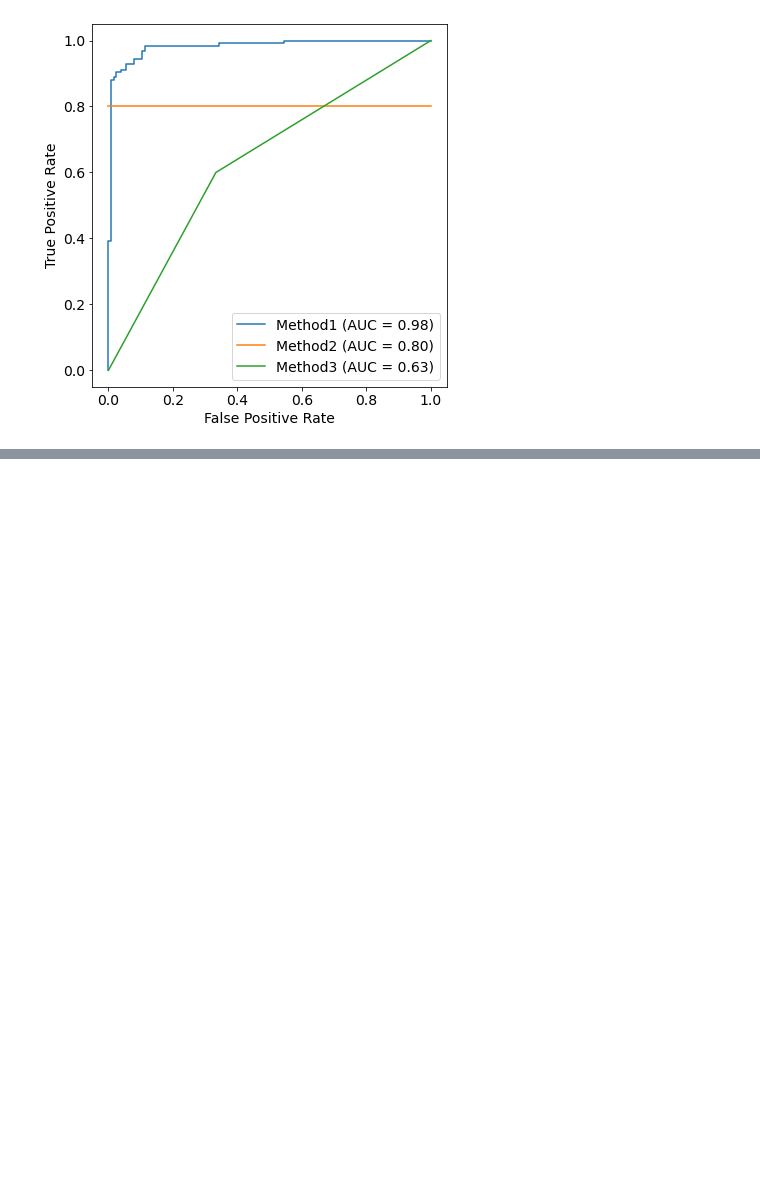
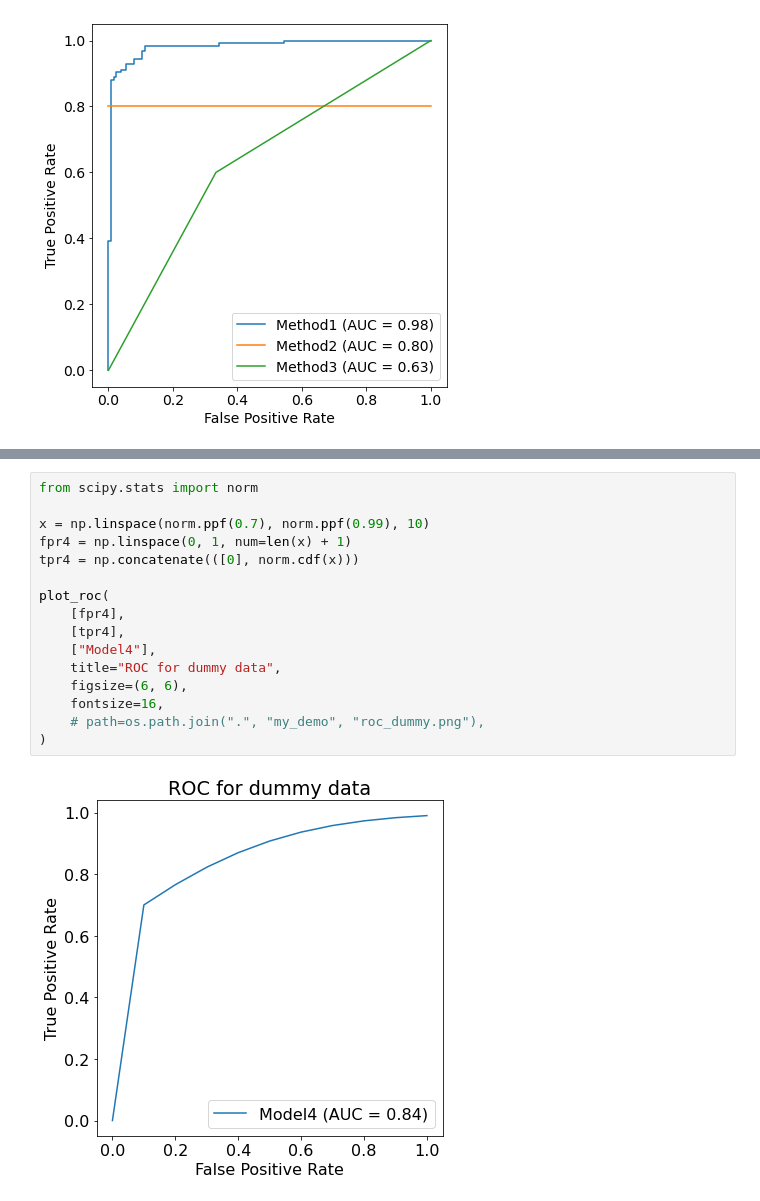
Before and after one commit to bonjuruu/applicabilityDomain, a Jupyter notebook: demo/roc_demo.ipynb, the cells around one changed output, grey strips where cells are left out. Saved outputs shown, nothing was run; the diff lists cells and outputs as text; blank space fills up the shorter version.

```diff
--- a/demo/roc_demo.ipynb
+++ b/demo/roc_demo.ipynb
@@ -68,0 +87,18 @@ plt.show()
+# %%
+from scipy.stats import norm
+
+x = np.linspace(norm.ppf(0.7), norm.ppf(0.99), 10)
+fpr4 = np.linspace(0, 1, num=len(x) + 1)
+tpr4 = np.concatenate(([0], norm.cdf(x)))
+
+plot_roc(
+    [fpr4],
+    [tpr4],
+    ["Model4"],
+    title="ROC for dummy data",
+    figsize=(6, 6),
+    fontsize=16,
+    # path=os.path.join(".", "my_demo", "roc_dummy.png"),
+)
+# %% [output]
+[figure, added]
```
Also changed, not shown: parts of 3 cells of this notebook, 3 other files.
